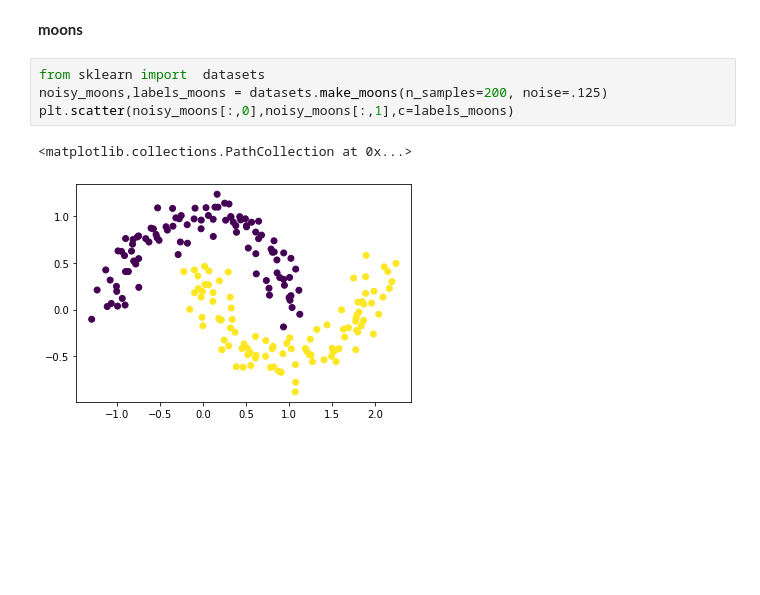
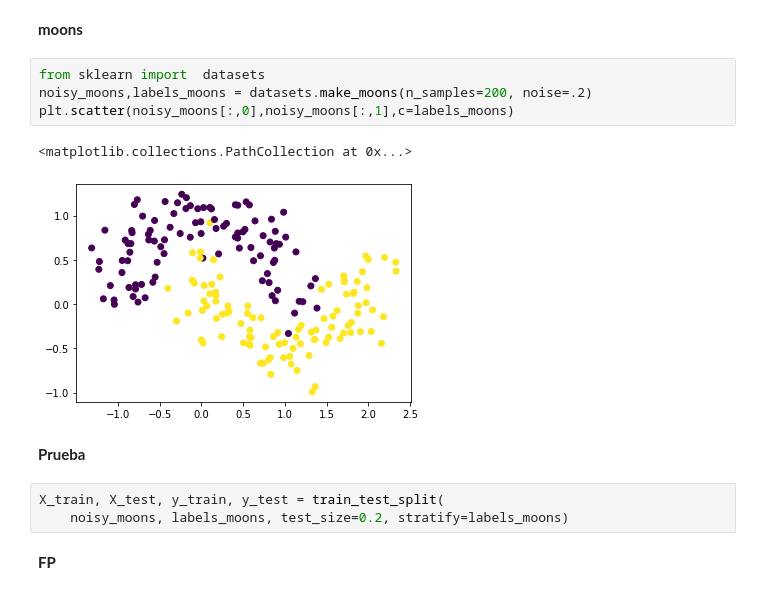
Before and after one commit to Bryan0122/PRI, a Jupyter notebook: PRI_Test2.ipynb, the cells around one changed output. Saved outputs shown, nothing was run; the diff lists cells and outputs as text; blank space fills up the shorter version.

```diff
--- a/PRI_Test2.ipynb
+++ b/PRI_Test2.ipynb
@@ -217,8 +271,15 @@ plt.scatter(noisy_happy[:,0],noisy_happy[:,1],c=labels_happy)
 **moons**
 # %%
 from sklearn import  datasets
-noisy_moons,labels_moons = datasets.make_moons(n_samples=200, noise=.125)
+noisy_moons,labels_moons = datasets.make_moons(n_samples=200, noise=.2)
 plt.scatter(noisy_moons[:,0],noisy_moons[:,1],c=labels_moons)
 # %% [output]
 <matplotlib.collections.PathCollection at 0x...>
-[figure, old version]
+[figure, new version]
+# %% [markdown]
+**Prueba**
+# %%
+X_train, X_test, y_train, y_test = train_test_split(
+    noisy_moons, labels_moons, test_size=0.2, stratify=labels_moons)
+# %% [markdown]
+**FP**
```
Also changed, not shown: parts of 24 cells of this notebook.
